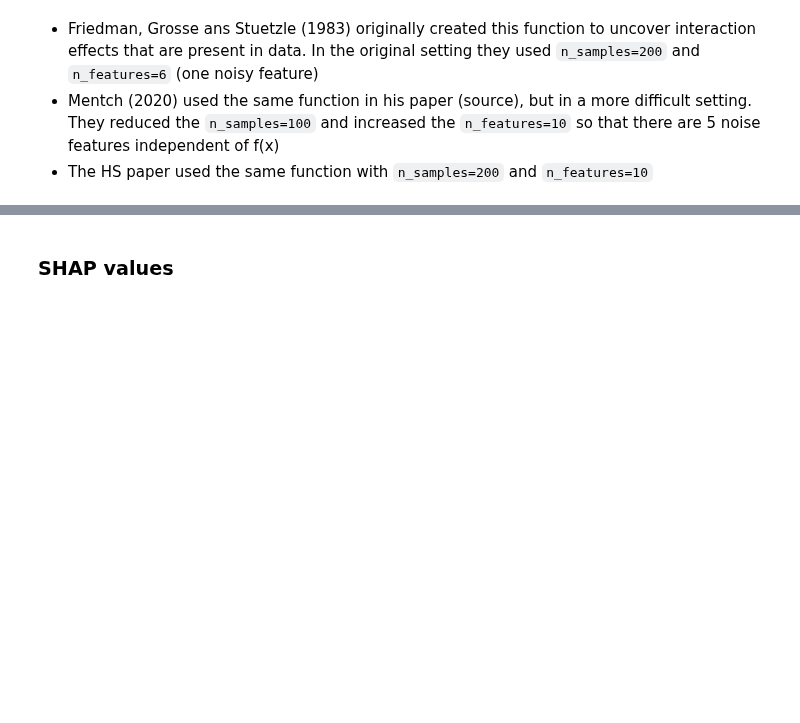
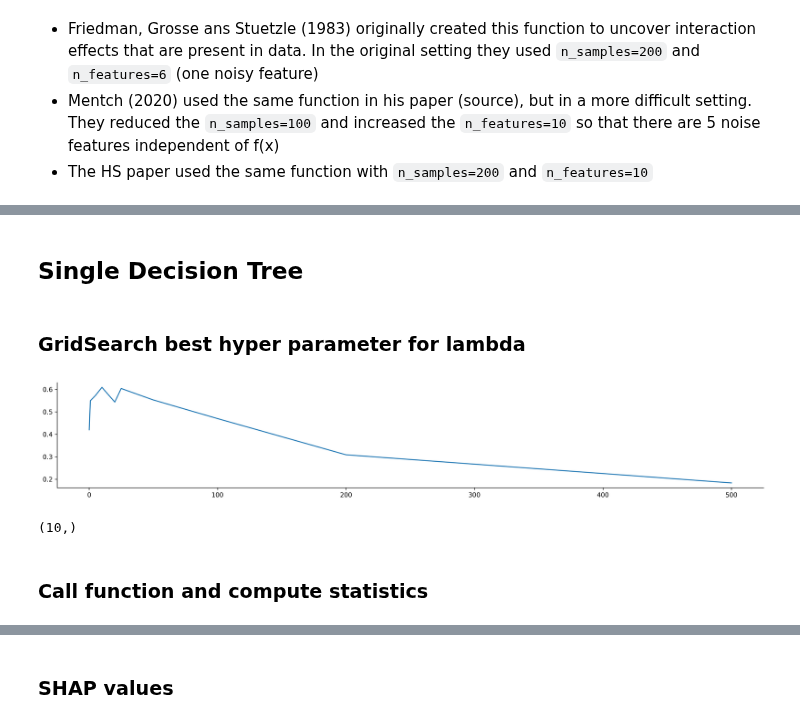
Before and after one commit to markusloecher/TreeBasedModel, a Jupyter notebook: notebooks/Friedman1_MARS_simulation.ipynb, the cells around one changed output, grey strips where cells are left out. Drawn from its saved outputs; the diff is of its cells as text; code cells hidden in the pictures; blank space fills up the shorter version.

```diff
--- a/notebooks/Friedman1_MARS_simulation.ipynb
+++ b/notebooks/Friedman1_MARS_simulation.ipynb
@@ -160 +166,24 @@ def simulate_friedman1(n_samples=200, n_features=10, n_trees=1, M=100, reg_param
+# %% [markdown]
+## Single Decision Tree
+# %% [markdown]
+### GridSearch best hyper parameter for lambda
+# %%
+# Create one dataset and use it to optimize best value for lambda
+X, y = make_friedman1(n_samples=200, n_features=10, noise=0.0, random_state=None)
+# %%
+grid_res = GridSearchCV_scratch(estimator=HSTreeRegressor(DecisionTreeRegressor()),
+                                grid={"reg_param":[0.1,1,5,10,20,25,50,100,200,500]},
+                                X=X, y=y, cv=10, scoring_func=r2_score, fit_best_est=False)
+# %%
+# show mean avg. test score accross all 10 folds
+fig, ax = plt.subplots(1,1, figsize=(20,3))
+ax.plot(grid_res["param_combinations"], grid_res["mean_test_scores"]);
+# %% [output]
+[figure, added]
+# %%
+grid_res["best_param_comb"]
+# %% [output]
+(10,)
+# %% [markdown]
+### Call function and compute statistics
 # %%
```
Also changed, not shown: parts of 29 cells of this notebook, 1 other file.
